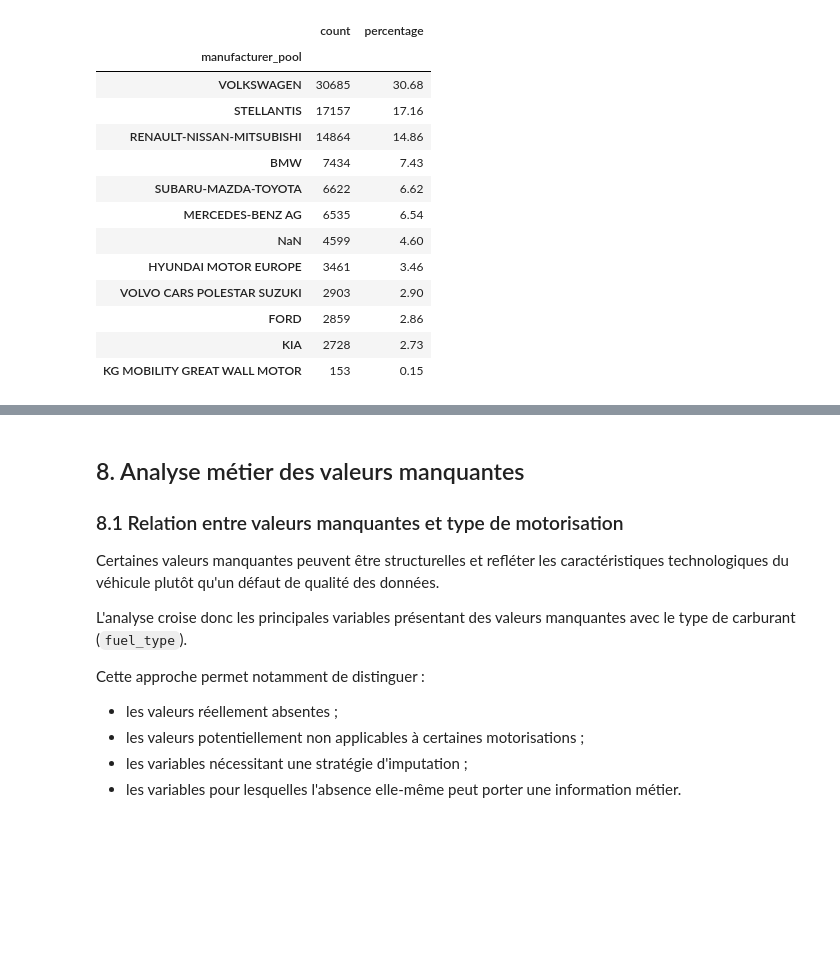
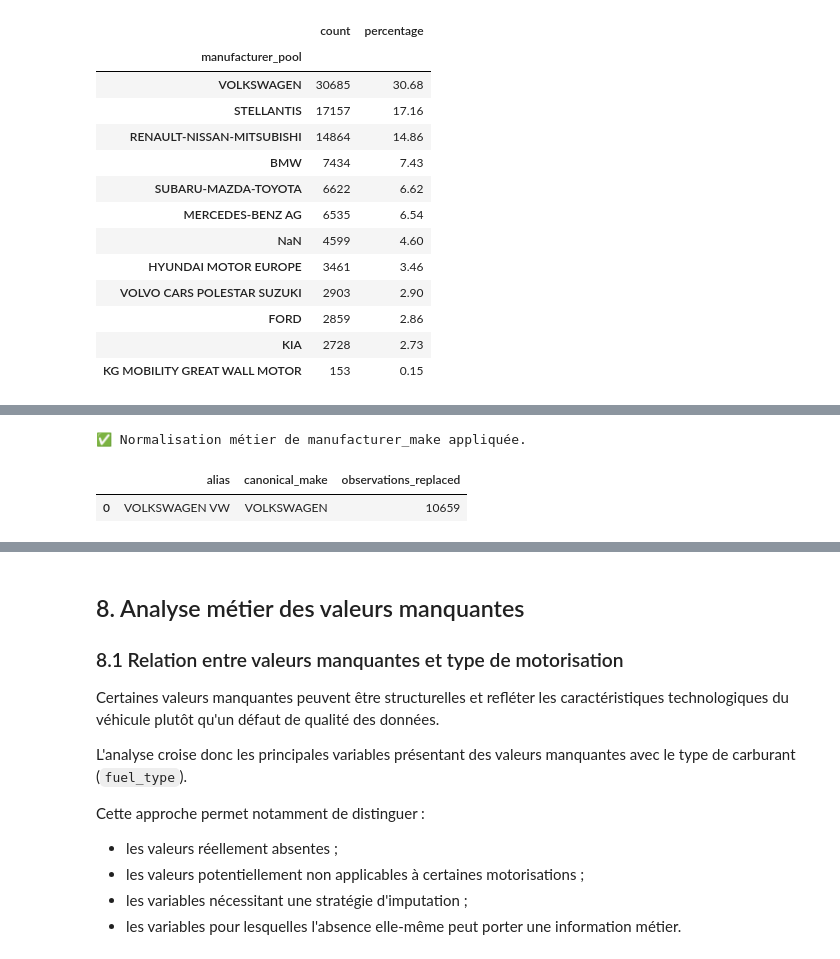
Before and after one commit to julienmbandong/vehicle-emissions-prediction-mlops, a Jupyter notebook: notebooks/01_data_preprocessing/01_data_cleaning_and_preprocessing.ipynb, the cells around one changed output, grey strips where cells are left out. Drawn from its saved outputs; the diff is of its cells as text; code cells hidden in the pictures; blank space fills up the shorter version.

Commit message:
refactor: improve data cleaning and manufacturer normalization

```diff
--- a/notebooks/01_data_preprocessing/01_data_cleaning_and_preprocessing.ipynb
+++ b/notebooks/01_data_preprocessing/01_data_cleaning_and_preprocessing.ipynb
@@ -1008,0 +1682,70 @@ else:
+# %%
+# ---------------------------------------------------------------------
+# 7.6 Normalisation métier des variantes de manufacturer_make
+# ---------------------------------------------------------------------
+
+MANUFACTURER_MAKE_ALIASES = {
+    "VOLKSWAGEN VW": "VOLKSWAGEN",
+}
+
+
+def normalize_manufacturer_aliases(
+    df: pd.DataFrame,
+    aliases: dict[str, str],
+) -> tuple[pd.DataFrame, pd.DataFrame]:
+    """
+    Remplace les variantes métier explicitement identifiées
+    par leur marque canonique.
+    """
+
+    if "manufacturer_make" not in df.columns:
+        raise KeyError(
+            "La colonne 'manufacturer_make' est absente."
+        )
+
+    df = df.copy()
+
+    counts_before = (
+        df["manufacturer_make"]
+        .value_counts(dropna=False)
+    )
+
+    df["manufacturer_make"] = (
+        df["manufacturer_make"]
+        .replace(aliases)
+    )
+
+    report = pd.DataFrame(
+        [
+            {
+                "alias": alias,
+                "canonical_make": canonical_make,
+                "observations_replaced": int(
+                    counts_before.get(alias, 0)
+                ),
+            }
+            for alias, canonical_make in aliases.items()
+        ]
+    )
+
+    return df, report
+
+
+df, manufacturer_alias_report = (
+    normalize_manufacturer_aliases(
+        df=df,
+        aliases=MANUFACTURER_MAKE_ALIASES,
+    )
+)
+
+print(
+    "✅ Normalisation métier de manufacturer_make appliquée."
+)
+
+display(
+    manufacturer_alias_report
+)
+# %% [output]
+✅ Normalisation métier de manufacturer_make appliquée.
+|  | alias | canonical_make | observations_replaced |
+| 0 | VOLKSWAGEN VW | VOLKSWAGEN | 10659 |
```
Also changed, not shown: parts of 12 cells of this notebook, 1 other file.
